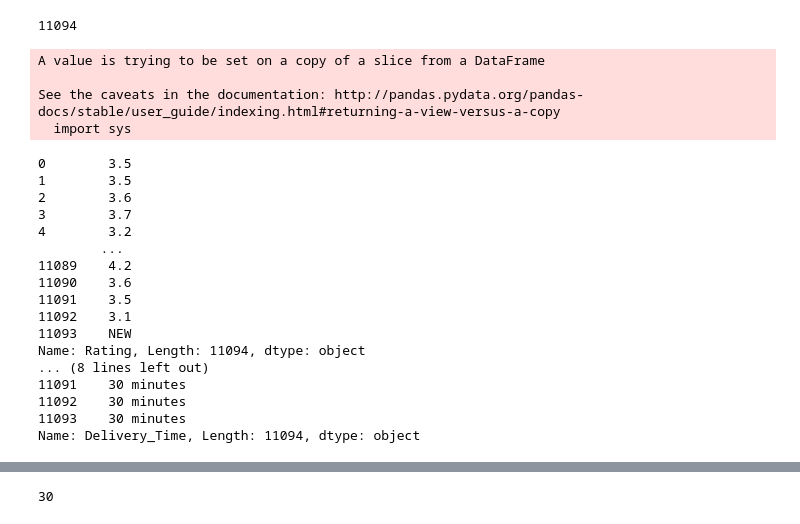
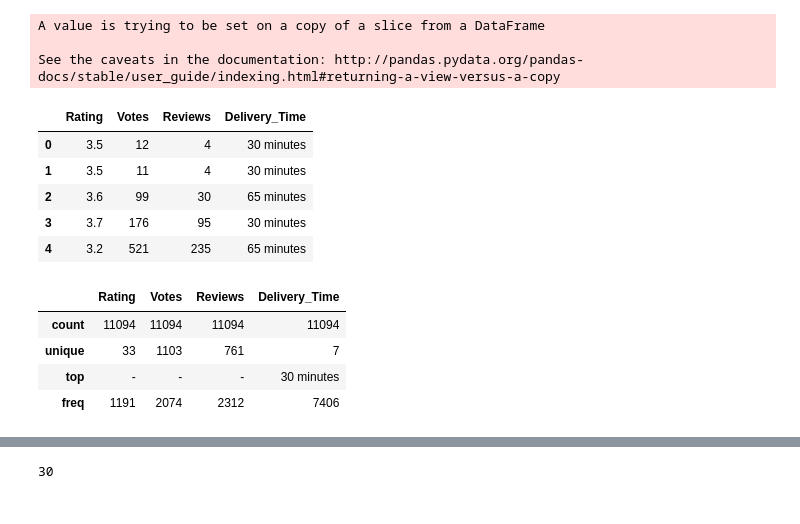
Before and after one commit to skhadirahmed/Colab, a Jupyter notebook: Food Delivery/MH_Food_delivery_time.ipynb, the cells around one changed output, grey strips where cells are left out. Drawn from its saved outputs; the diff is of its cells as text; code cells hidden in the pictures.

```diff
--- a/Food Delivery/MH_Food_delivery_time.ipynb
+++ b/Food Delivery/MH_Food_delivery_time.ipynb
@@ -31,39 +41,27 @@ X.drop(['Delivery_Time'],axis=1,inplace=True)
-# %%
-len(X)
-# %% [output]
-11094
 # %%
-from sklearn.model_selection import train_test_split
+features = ["Rating",	"Votes", "Reviews","Delivery_Time"]
 
-#features = ["Rating",	"Votes", "Reviews"]
-features = ["Rating","Delivery_Time"]
-X_new = Data_Train.copy()
-X_rating = X_new[features]
-X_rating.dropna(axis=0,subset=features,inplace=True)
+X_f = X[features]
+X_f.dropna(axis=0,subset=features,inplace=True)
 # %% [output]
 A value is trying to be set on a copy of a slice from a DataFrame
 
 See the caveats in the documentation: http://pandas.pydata.org/pandas-docs/stable/user_guide/indexing.html#returning-a-view-versus-a-copy
-  import sys
-# %%
-for row in X_rating:
-  print(X_rating[row])
-# %% [output]
-0        3.5
-1        3.5
-2        3.6
-3        3.7
-4        3.2
-        ...
-11089    4.2
-11090    3.6
-11091    3.5
-11092    3.1
-11093    NEW
-Name: Rating, Length: 11094, dtype: object
-... (8 lines left out)
-11091    30 minutes
-11092    30 minutes
-11093    30 minutes
-Name: Delivery_Time, Length: 11094, dtype: object
+# %%
+X_f.head()
+# %% [output]
+|  | Rating | Votes | Reviews | Delivery_Time |
+| 0 | 3.5 | 12 | 4 | 30 minutes |
+| 1 | 3.5 | 11 | 4 | 30 minutes |
+| 2 | 3.6 | 99 | 30 | 65 minutes |
+| 3 | 3.7 | 176 | 95 | 30 minutes |
+| 4 | 3.2 | 521 | 235 | 65 minutes |
+# %%
+X_f.describe()
+# %% [output]
+|  | Rating | Votes | Reviews | Delivery_Time |
+| count | 11094 | 11094 | 11094 | 11094 |
+| unique | 33 | 1103 | 761 | 7 |
+| top | - | - | - | 30 minutes |
+| freq | 1191 | 2074 | 2312 | 7406 |
 # %%
```
Also changed, not shown: parts of 53 cells of this notebook.
